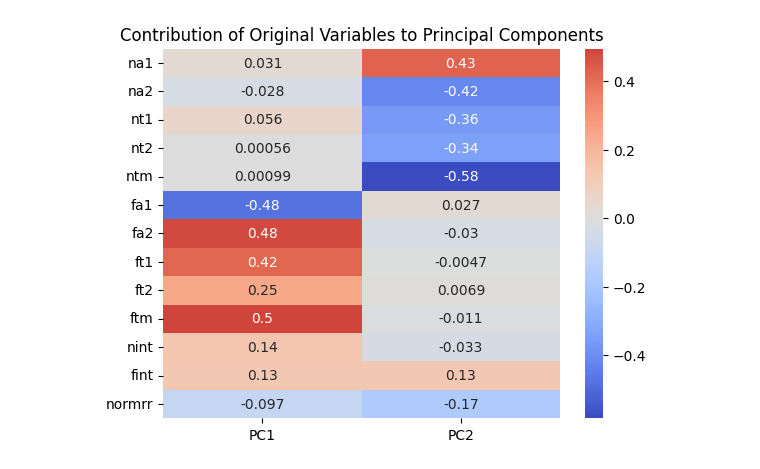
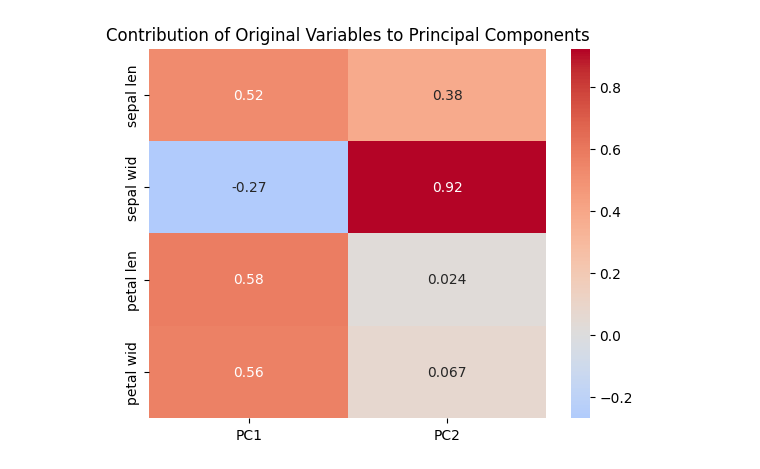
Before and after one commit to skalalab/dimension_reduction, a Jupyter notebook: pca.ipynb, the cells around one changed output. Drawn from its saved outputs; the diff is of its cells as text; code cells hidden in the pictures.

```diff
--- a/pca.ipynb
+++ b/pca.ipynb
@@ -46,0 +55,11 @@ array([0.28721997, 0.21809418])
+# %%
+# Step-by-step
+## Step 0: Get data
+from sklearn import datasets
+# iris is a dataset that quantifies the morphologic variation of Iris flowers of three related species
+iris = datasets.load_iris()
+# X: the length and the width of the sepals and petals
+X = iris['data']
+# Y: 3 iris species: setosa, virginica, versicolor
+Y = iris['target']
+X.shape, Y.shape
@@ -46,0 +80,11 @@ array([0.28721997, 0.21809418])
+# %%
+# Step 1: Data Preprocessing
+# Before preprocessing
+print(f"Before preprocessing: Average length of sepals: {X[:,0].mean()}")
+print(f"Before preprocessing: Average length of sepals: {X[:,0].var()}")
+# center and standardize the data
+from sklearn.preprocessing import StandardScaler
+std_X = StandardScaler().fit_transform(X)
+# After standarization
+print(f"After preprocessing: Average length of sepals: {std_X[:,0].mean()}")
+print(f"After preprocessing: Average length of sepals: {std_X[:,0].var()}")
@@ -46,0 +126,8 @@ array([0.28721997, 0.21809418])
+# %%
+# using library code
+from sklearn.decomposition import PCA
+pca = PCA(n_components=2)
+new_coordinates = pca.fit_transform(std_X) # fit: our step 3; transform: our step 4
+eigenvalues = pca.explained_variance_
+eigenvectors = pca.components_
+eigenvectors
@@ -47,8 +149,12 @@ array([0.28721997, 0.21809418])
 # %%
-loadings = pca.components_.T  # Transposing so each column corresponds to a PC
-loadings_df = pd.DataFrame(loadings, columns=['PC1', 'PC2'], index=measures)
+# PCA analysis
+## Plotting Contribution of Original Variables to Principal Components
+import pandas as pd
+import seaborn as sns
+loadings = pca.components_.T
+loadings_df = pd.DataFrame(loadings, columns=['PC1', 'PC2'], index=["sepal len", "sepal wid", "petal len", "petal wid"])
 sns.heatmap(loadings_df, annot=True, cmap='coolwarm', center=0)
 plt.title('Contribution of Original Variables to Principal Components')
 plt.show()
 # %% [output]
-[figure, old version]
+[figure, new version]
```
Also changed, not shown: parts of 16 cells of this notebook, 3 other files.
